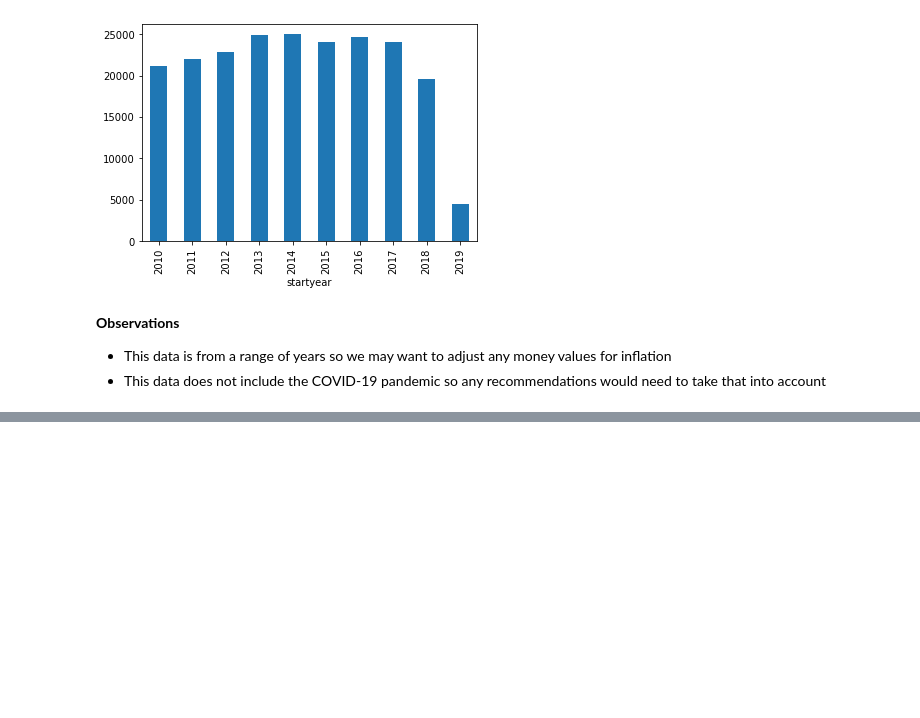
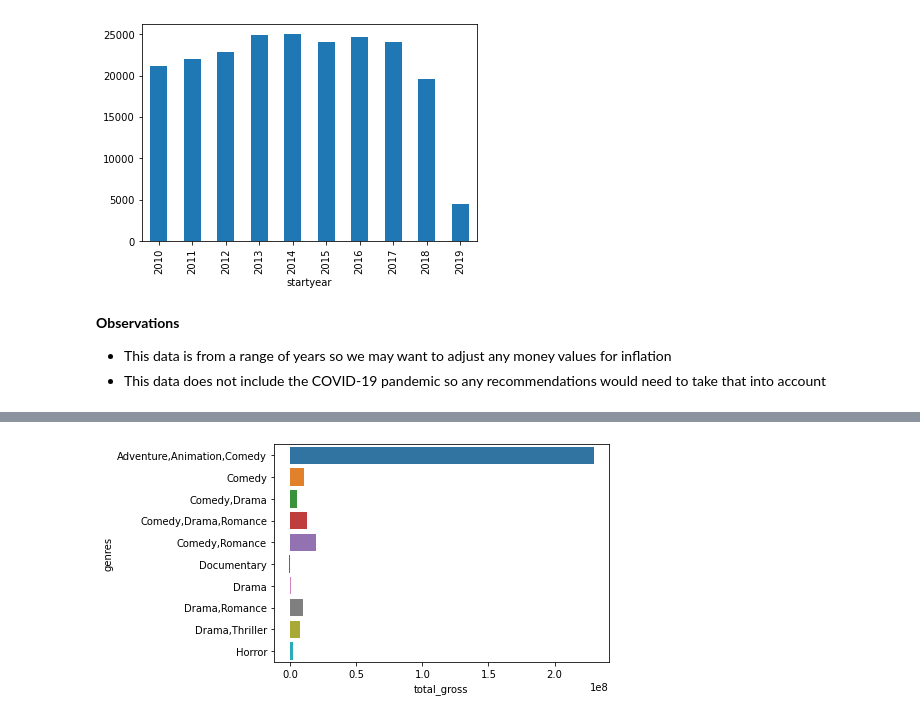
Before and after one commit to learn-co-curriculum/dsc-phase-2-project-v3, a Jupyter notebook: index.ipynb, the cells around one changed output, grey strips where cells are left out. Saved outputs shown, nothing was run; the diff lists cells and outputs as text; code cells hidden in the pictures; blank space fills up the shorter version.

```diff
--- a/index.ipynb
+++ b/index.ipynb
@@ -562,0 +566,4 @@ df_clean.groupby('startyear')['movieid'].count().plot.bar();
+# %%
+# First let's find the top genres
+top_genres_combos = list(df_clean.groupby('genres').count().reset_index().nlargest(10, columns='movieid')['genres'])
+top_genres_combos
@@ -562,0 +581,9 @@ df_clean.groupby('startyear')['movieid'].count().plot.bar();
+# %%
+# Create a filter for only top genres
+top_genre_combos_filter = df_clean['genres'].isin(top_genres_combos)
+# %%
+# Compare total gross revenue for top genres
+top_genre_combos = df_clean[top_genre_combos_filter].groupby('genres')['total_gross'].mean().reset_index()
+sns.barplot(data=top_genre_combos, x='total_gross', y='genres');
+# %% [output]
+[figure, added]
```
Also changed, not shown: parts of 10 cells of this notebook.
